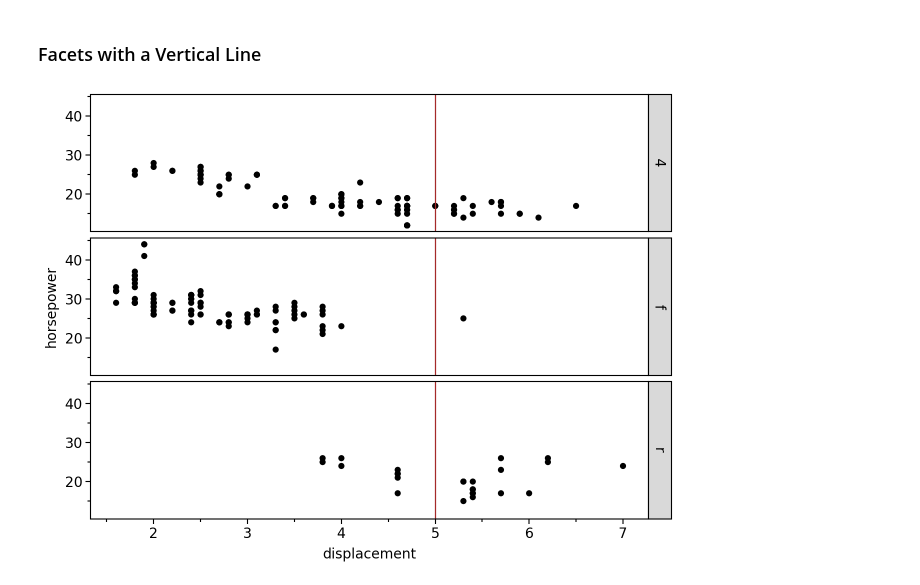
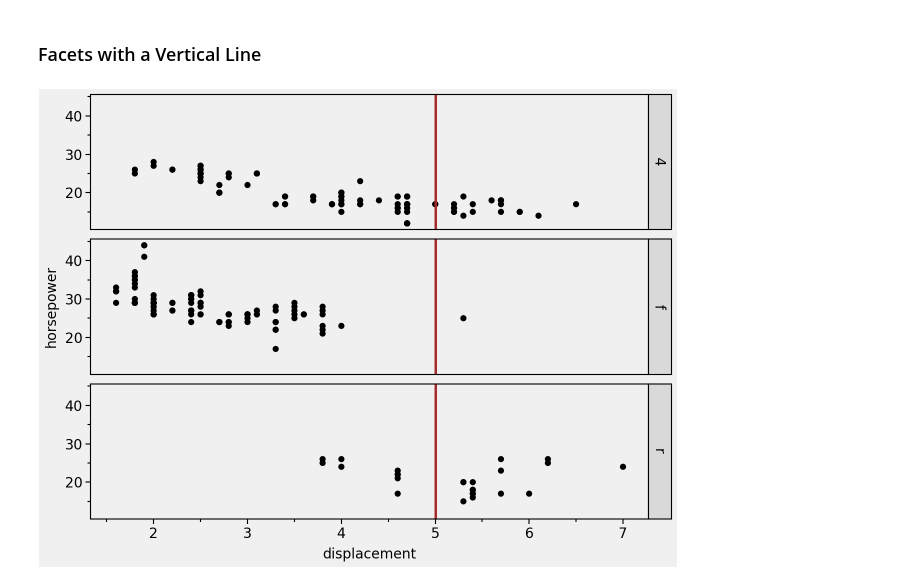
Before and after one commit to has2k1/plotnine-examples, a Jupyter notebook: plotnine_examples/examples/geom_vline.ipynb, the cells around one changed output. Saved outputs shown, nothing was run; the diff lists cells and outputs as text; code cells hidden in the pictures.

Commit message:
Change vline examples background

```diff
--- a/plotnine_examples/examples/geom_vline.ipynb
+++ b/plotnine_examples/examples/geom_vline.ipynb
@@ -7,13 +7,24 @@ from plotnine import (
     geom_vline,
     facet_grid,
     labs,
+    element_rect,
+    theme,
     theme_matplotlib,
     theme_set,
 )
 from plotnine.data import mpg
 
 # Set default theme
-theme_set(theme_matplotlib)
+# matplotlib + the background of 538
+theme_set(
+    theme_matplotlib()
+    + theme(
+        plot_background=element_rect(fill="#F0F0F0"),
+        panel_background=element_rect(fill="#F0F0F0"),
+        panel_spacing=0.015,
+
+    )
+)
 # %% [markdown]
 ### Vertical line
 
@@ -80,11 +91,11 @@ Add vertical lines to a facet plot:
 # %%
 # Gallery, lines
 (
     ggplot(mpg, aes(x="displ", y="hwy"))
     + geom_point()
-    + geom_vline(xintercept=5, color="brown")  # add a vertical line...
+    + geom_vline(xintercept=5, color="brown", size=1)  # add a vertical line...
     + facet_grid("drv")  # ... to a facet plot
     + labs(x="displacement", y="horsepower")
 )
 # %% [output]
-[figure, old version]
+[figure, new version]
```
